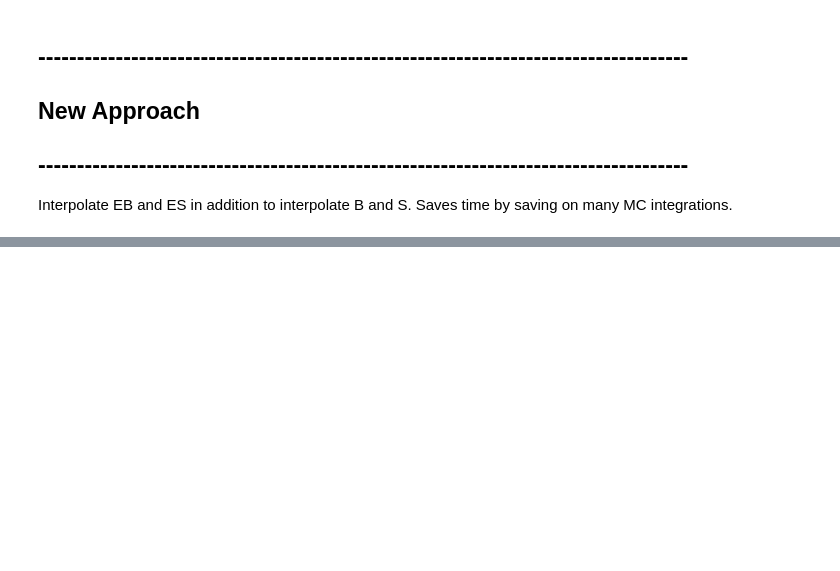
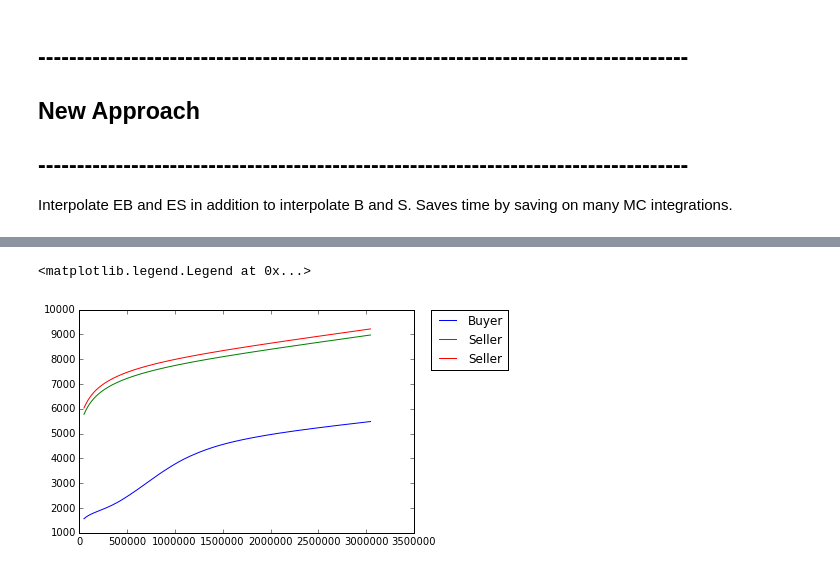
Before and after one commit to wolfgangrid/car_auctions_jupyter, a Jupyter notebook: cars_model_jupyter_state.ipynb, the cells around one changed output, grey strips where cells are left out. Drawn from its saved outputs; the diff is of its cells as text; code cells hidden in the pictures; blank space fills up the shorter version.

```diff
--- a/cars_model_jupyter_state.ipynb
+++ b/cars_model_jupyter_state.ipynb
@@ -31,7 +31,7 @@ lyg = len(y_grid)
 ##
 beta = 0.95
 alpha = 10
-w = np.array([0,0.5,1])
+w = np.array([0.1,0.5,4])
 param = np.append(alpha,w)
 J = len(w)
 rho = np.ones(np.shape(w))/np.shape(w)
@@ -531,11 +409,0 @@ ES_buy.shape
-# %%
-fig, ax = plt.subplots()
-for j in [0,1,2]:
-    ax.plot(y_grid,bid1[j,0,:], label="$b_%d(y,0)" %j)
-#for j in [1,2]:
-#    ax.plot(y_grid,sim_output[1][1][j,4,:], label="$b_%d(y,8)" %j)
-#for j in [1,2]:
-#    ax.plot(y_grid,sim_output[1][1][j,8,:], label="$b_%d(y,8)" %j)
-ax.set_xlabel("Wealth")
-ax.set_ylabel("Bid")
-ax.legend(bbox_to_anchor=(1.05, 1), loc=2, borderaxespad=0.)
@@ -563,0 +537,9 @@ Wall time: 359 ms
+# %%
+fig, ax = plt.subplots()
+ax.plot(y_grid,sim_output[2][1,4,:], label="Buyer")
+ax.plot(y_grid,sim_output[3][1,4,:], label="Seller")
+ax.plot(y_grid,sim_output[3][2,4,:], label="Seller")
+ax.legend(bbox_to_anchor=(1.05, 1), loc=2, borderaxespad=0.)
+# %% [output]
+<matplotlib.legend.Legend at 0x...>
+[figure, added]
```
Also changed, not shown: parts of 31 cells of this notebook.
